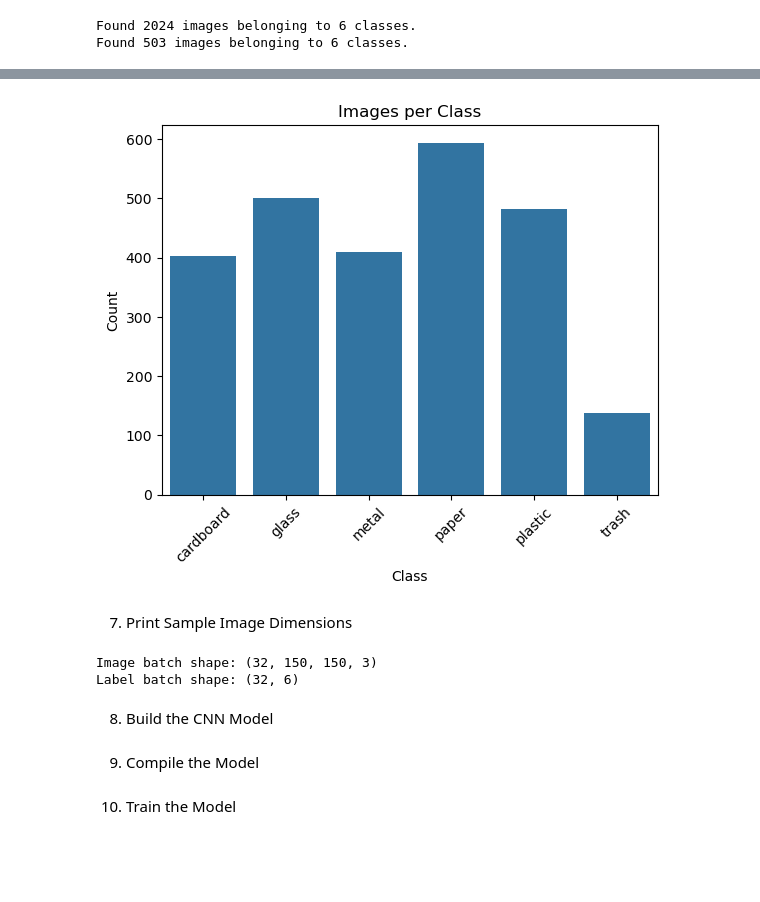
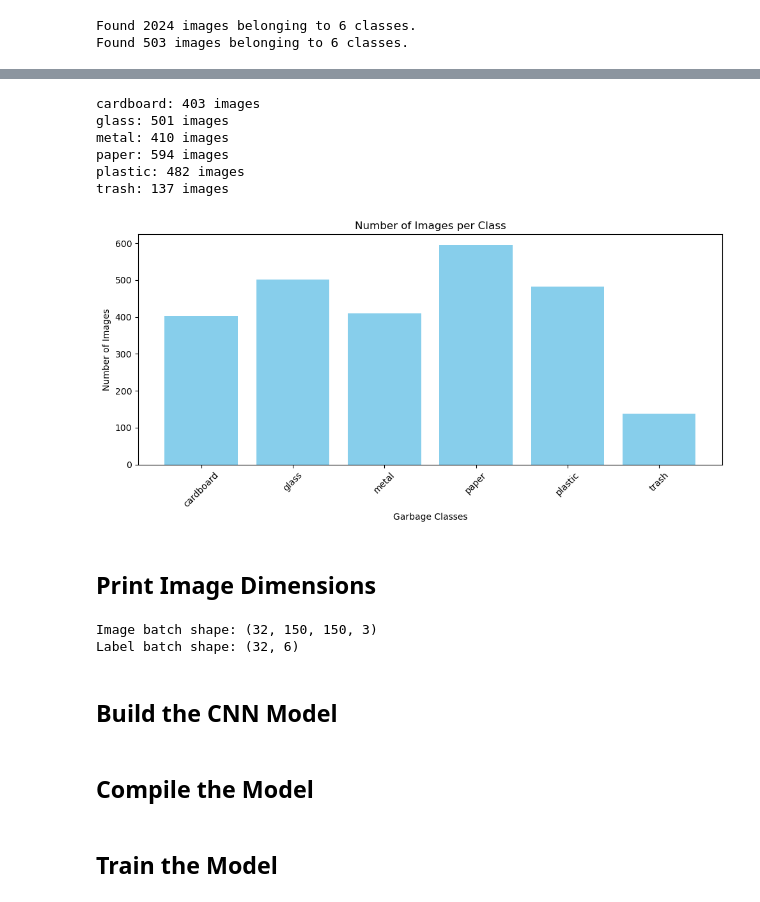
Before and after one commit to divy686/Week-1, a Jupyter notebook: notebook.ipynb, the cells around one changed output, grey strips where cells are left out. Cells and saved outputs as stored; diff of their text form; code cells hidden in the pictures; blank space fills up the shorter version.

```diff
--- a/notebook.ipynb
+++ b/notebook.ipynb
@@ -69,14 +59,38 @@ plt.show()
-# %%
-class_counts = {class_name: len(os.listdir(os.path.join(data_dir, class_name)))
-                for class_name in os.listdir(data_dir)}
-sns.barplot(x=list(class_counts.keys()), y=list(class_counts.values()))
-plt.title("Images per Class")
-plt.ylabel("Count")
-plt.xlabel("Class")
-plt.xticks(rotation=45)
-plt.show()
-# %% [output]
-[figure, removed]
+# %%
+import os
+import matplotlib.pyplot as plt
+
+
+data_dir = 'data/garbage_images'
+
+# List class names
+class_names = os.listdir(data_dir)
+
+# Count images in each class
+class_counts = {class_name: len(os.listdir(os.path.join(data_dir, class_name)))
+                for class_name in class_names}
+
+# Print counts
+for class_name, count in class_counts.items():
+    print(f"{class_name}: {count} images")
+
+# Plotting
+plt.figure(figsize=(10,5))
+plt.bar(class_counts.keys(), class_counts.values(), color='skyblue')
+plt.xlabel("Garbage Classes")
+plt.ylabel("Number of Images")
+plt.title("Number of Images per Class")
+plt.xticks(rotation=45)
+plt.tight_layout()
+plt.show()
+# %% [output]
+cardboard: 403 images
+glass: 501 images
+metal: 410 images
+paper: 594 images
+plastic: 482 images
+trash: 137 images
+[figure, added]
 # %% [markdown]
-7. Print Sample Image Dimensions
+## Print Image Dimensions
 # %%
@@ -88,5 +102,5 @@ print("Label batch shape:", labels.shape)
 Image batch shape: (32, 150, 150, 3)
 Label batch shape: (32, 6)
 # %% [markdown]
-8. Build the CNN Model
+## Build the CNN Model
 # %%
@@ -101,10 +118,10 @@ model = models.Sequential([
 ])
 # %% [markdown]
-9. Compile the Model
+## Compile the Model
 # %%
 model.compile(optimizer='adam',
               loss='categorical_crossentropy',
               metrics=['accuracy'])
 # %% [markdown]
-10. Train the Model
+ ## Train the Model
 # %%
```
Also changed, not shown: parts of 33 cells of this notebook.
